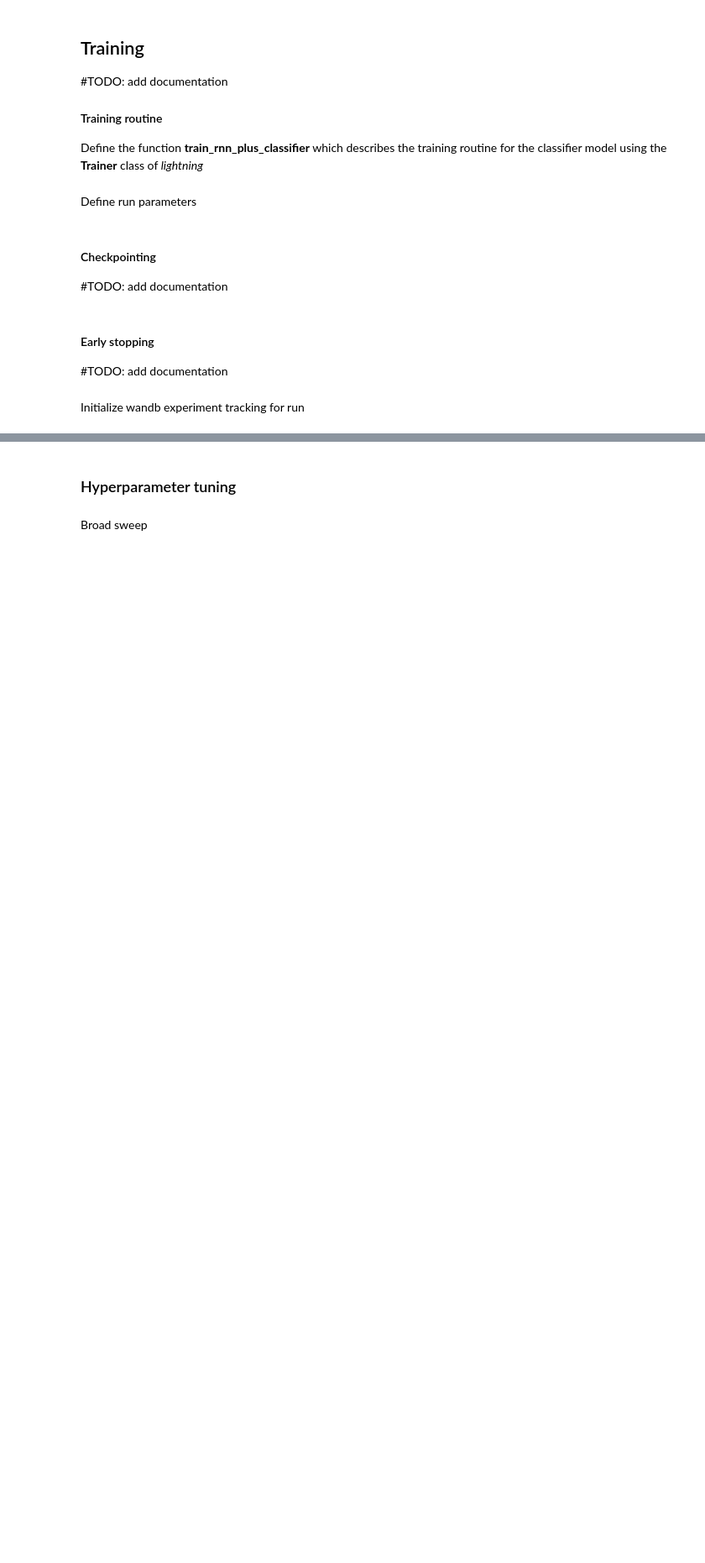
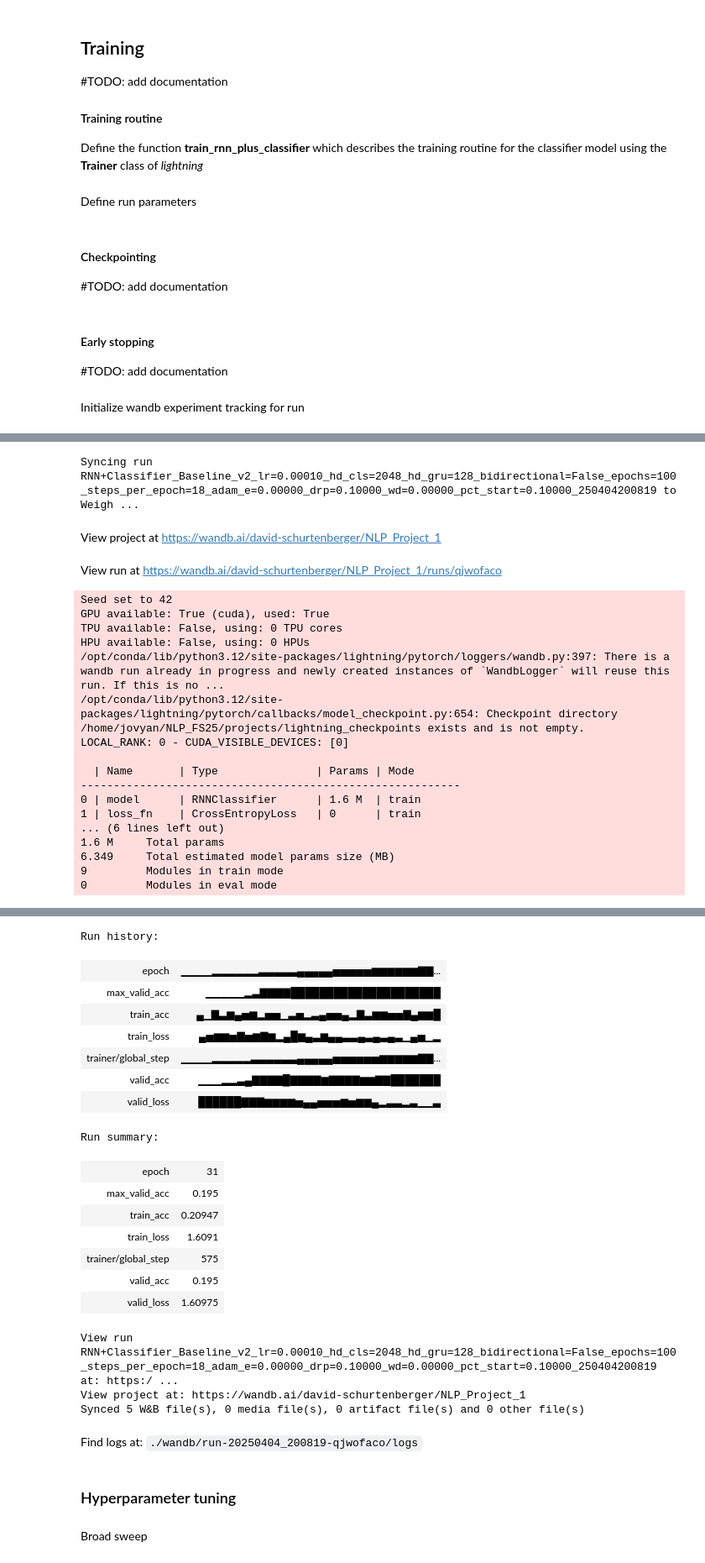
Before and after one commit to d-sbrgr/NLP_FS25, a Jupyter notebook: projects/project_01.ipynb, the cells around one changed output, grey strips where cells are left out. Shown: that part at 84% size. Saved outputs shown, nothing was run; the diff lists cells and outputs as text; code cells hidden in the pictures; blank space fills up the shorter version.

Commit message:
chore: try rnn architecture with all outputs used

```diff
--- a/projects/project_01.ipynb
+++ b/projects/project_01.ipynb
@@ -701,7 +738,7 @@ def train_rnn_plus_classifier(config, logger, *callbacks):
 # %% [markdown]
 Define run parameters
 # %%
-MODEL_NAME = "RNN+Classifier_Baseline"
+MODEL_NAME = "RNN+Classifier_Baseline_v2"
 config = dict(
     lr=1e-4,
     hd_cls=2048,
@@ -721,7 +758,7 @@ config = dict(
 # %%
 checkpoint_callback = L.pytorch.callbacks.ModelCheckpoint(
     dirpath="./lightning_checkpoints",
-    filename=get_run_name(MODEL_NAME, config) + "-{epoch:02d}-{val_acc:.2f}",
+    filename=get_run_name(MODEL_NAME, config) + "-{epoch:02d}-{valid_acc:.2f}",
     monitor="valid_acc",
     save_last=True,
     mode="max"
@@ -739,11 +776,12 @@ early_stopping_callback = L.pytorch.callbacks.EarlyStopping(
 # %% [markdown]
 Initialize wandb experiment tracking for run
 # %%
-#with wandb.init( # TODO: enable for doc
-#    entity="david-schurtenberger",
-#    project="NLP_Project_1",
-#    name=get_run_name(MODEL_NAME, config),
-#    config=config,
-#) as run:
-#    wandb_logger = WandbLogger(project="NLP_Project_1")
-#    train_rnn_plus_classifier(run.config, wandb_logger, checkpoint_callback, early_stopping_callback)
+with wandb.init( # TODO: enable for doc
+    entity="david-schurtenberger",
+    project="NLP_Project_1",
+    name=get_run_name(MODEL_NAME, config),
+    config=config,
+) as run:
+    wandb_logger = WandbLogger(project="NLP_Project_1")
+    train_rnn_plus_classifier(run.config, wandb_logger, checkpoint_callback, early_stopping_callback)
+# %% [output]
@@ -749,0 +790,20 @@ Initialize wandb experiment tracking for run
+Syncing run RNN+Classifier_Baseline_v2_lr=0.00010_hd_cls=2048_hd_gru=128_bidirectional=False_epochs=100_steps_per_epoch=18_adam_e=0.00000_drp=0.10000_wd=0.00000_pct_start=0.10000_250404200819 to Weigh ...
+View project at https://wandb.ai/david-schurtenberger/NLP_Project_1
+View run at https://wandb.ai/david-schurtenberger/NLP_Project_1/runs/qjwofaco
+Seed set to 42
+GPU available: True (cuda), used: True
+TPU available: False, using: 0 TPU cores
+HPU available: False, using: 0 HPUs
+/opt/conda/lib/python3.12/site-packages/lightning/pytorch/loggers/wandb.py:397: There is a wandb run already in progress and newly created instances of `WandbLogger` will reuse this run. If this is no ...
+/opt/conda/lib/python3.12/site-packages/lightning/pytorch/callbacks/model_checkpoint.py:654: Checkpoint directory /home/jovyan/NLP_FS25/projects/lightning_checkpoints exists and is not empty.
+LOCAL_RANK: 0 - CUDA_VISIBLE_DEVICES: [0]
+
+  | Name       | Type               | Params | Mode
+----------------------------------------------------------
+0 | model      | RNNClassifier      | 1.6 M  | train
+1 | loss_fn    | CrossEntropyLoss   | 0      | train
+... (6 lines left out)
+1.6 M     Total params
+6.349     Total estimated model params size (MB)
+9         Modules in train mode
+0         Modules in eval mode
@@ -750,3 +812,23 @@ Initialize wandb experiment tracking for run
+Run history:
+| epoch | ▁▁▁▁▂▂▂▂▂▂▃▃▃▃▃▄▄▄▄▄▅▅▅▅▅▆▆▆▆▆▆▇▇... |
+| max_valid_acc | ▁▁▁▁▁▂▃▇▇▇▇█████████████████████ |
+| train_acc | ▄▁▇▃▆▄▅▆▂▅▅▁▃▅▂▃▄▅▅▄▂▇▃▆▆▅▅▇▄▆▆█ |
+| train_loss | ▄▅▆▆▅▇▅▆▇▆▂▄█▆▄▃▆▄▄▃▃▄▃▄▃▄▃▁▄▅▁▂ |
+| trainer/global_step | ▁▁▁▁▂▂▂▂▂▃▃▃▃▃▃▄▄▄▄▄▅▅▅▅▅▅▆▆▆▆▆▇▇... |
+| valid_acc | ▁▁▁▂▂▃▄▇▇▇▇█▇▇▇▇▆▇▇▇▇▆▆▇▇███████ |
+| valid_loss | ██████▇▇▇▆▆▆▆▅▄▄▅▅▅▆▅▆▆▄▂▃▃▂▃▁▁▃ |
+Run summary:
+| epoch | 31 |
+| max_valid_acc | 0.195 |
+| train_acc | 0.20947 |
+| train_loss | 1.6091 |
+| trainer/global_step | 575 |
+| valid_acc | 0.195 |
+| valid_loss | 1.60975 |
+View run RNN+Classifier_Baseline_v2_lr=0.00010_hd_cls=2048_hd_gru=128_bidirectional=False_epochs=100_steps_per_epoch=18_adam_e=0.00000_drp=0.10000_wd=0.00000_pct_start=0.10000_250404200819 at: https:/ ...
+View project at: https://wandb.ai/david-schurtenberger/NLP_Project_1
+Synced 5 W&B file(s), 0 media file(s), 0 artifact file(s) and 0 other file(s)
+Find logs at: ./wandb/run-20250404_200819-qjwofaco/logs
 # %% [markdown]
 ### Hyperparameter tuning
 # %%
```
Also changed, not shown: parts of 22 cells of this notebook.
